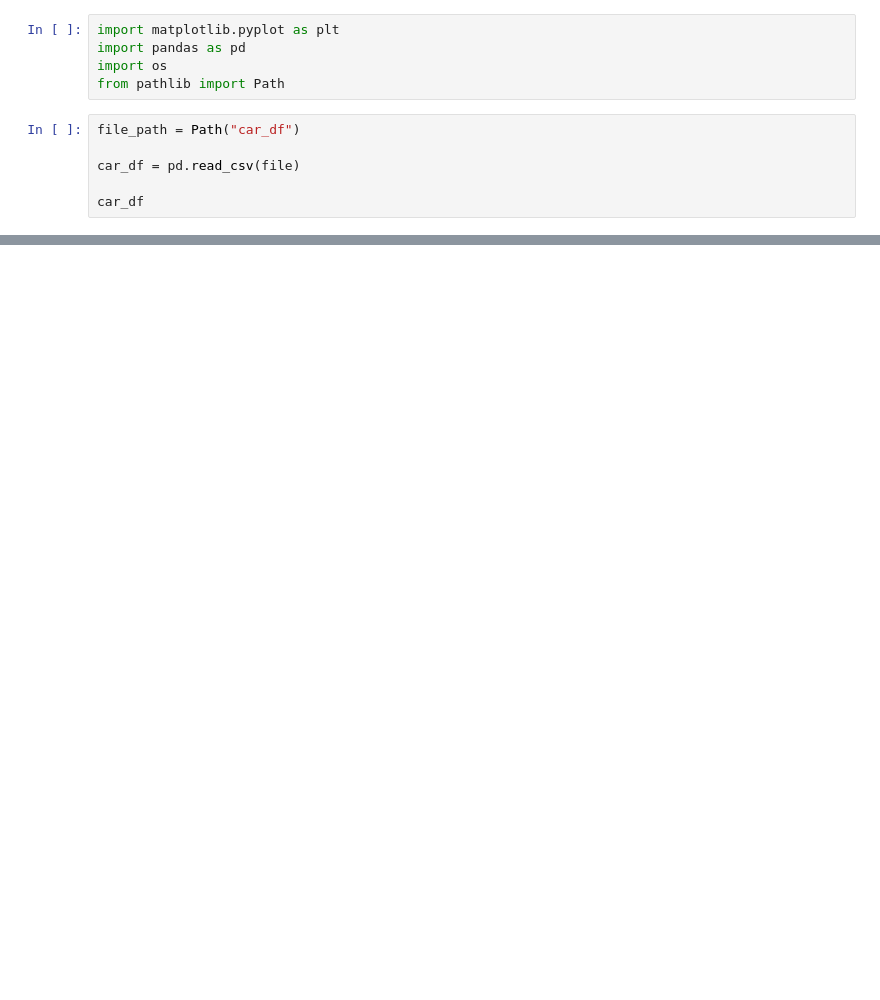
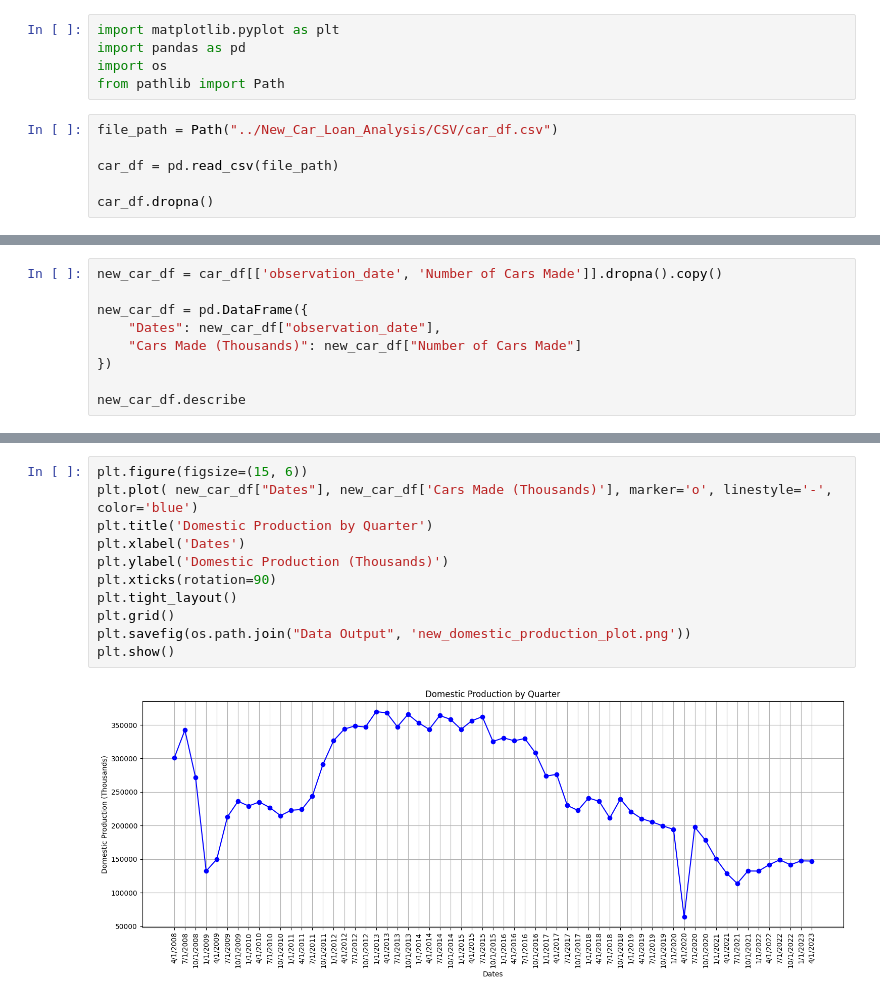
Before and after one commit to NadyaSlb/New_Car_Loan_Analysis, a Jupyter notebook: Car Production (New).ipynb, the cells around one changed output, grey strips where cells are left out. Drawn from its saved outputs; the diff is of its cells as text; blank space fills up the shorter version.

```diff
--- a/Car Production (New).ipynb
+++ b/Car Production (New).ipynb
@@ -4,9 +4,9 @@ import pandas as pd
 import os
 from pathlib import Path
 # %%
-file_path = Path("car_df")
+file_path = Path("../New_Car_Loan_Analysis/CSV/car_df.csv")
 
-car_df = pd.read_csv(file)
+car_df = pd.read_csv(file_path)
 
-car_df
+car_df.dropna()
 # %% [output]
@@ -13,0 +26,9 @@ FileNotFoundError: [Errno 2] No such file or directory: '..\\Project 1 Resources
+# %%
+new_car_df = car_df[['observation_date', 'Number of Cars Made']].dropna().copy()
+
+new_car_df = pd.DataFrame({
+    "Dates": new_car_df["observation_date"],
+    "Cars Made (Thousands)": new_car_df["Number of Cars Made"]
+})
+
+new_car_df.describe
@@ -13,0 +50,13 @@ FileNotFoundError: [Errno 2] No such file or directory: '..\\Project 1 Resources
+# %%
+plt.figure(figsize=(15, 6))
+plt.plot( new_car_df["Dates"], new_car_df['Cars Made (Thousands)'], marker='o', linestyle='-', color='blue')
+plt.title('Domestic Production by Quarter')
+plt.xlabel('Dates')
+plt.ylabel('Domestic Production (Thousands)')
+plt.xticks(rotation=90)
+plt.tight_layout()
+plt.grid()
+plt.savefig(os.path.join("Data Output", 'new_domestic_production_plot.png'))
+plt.show()
+# %% [output]
+[figure, added]
```
Also changed, not shown: parts of 3 cells of this notebook, 1 other file.
